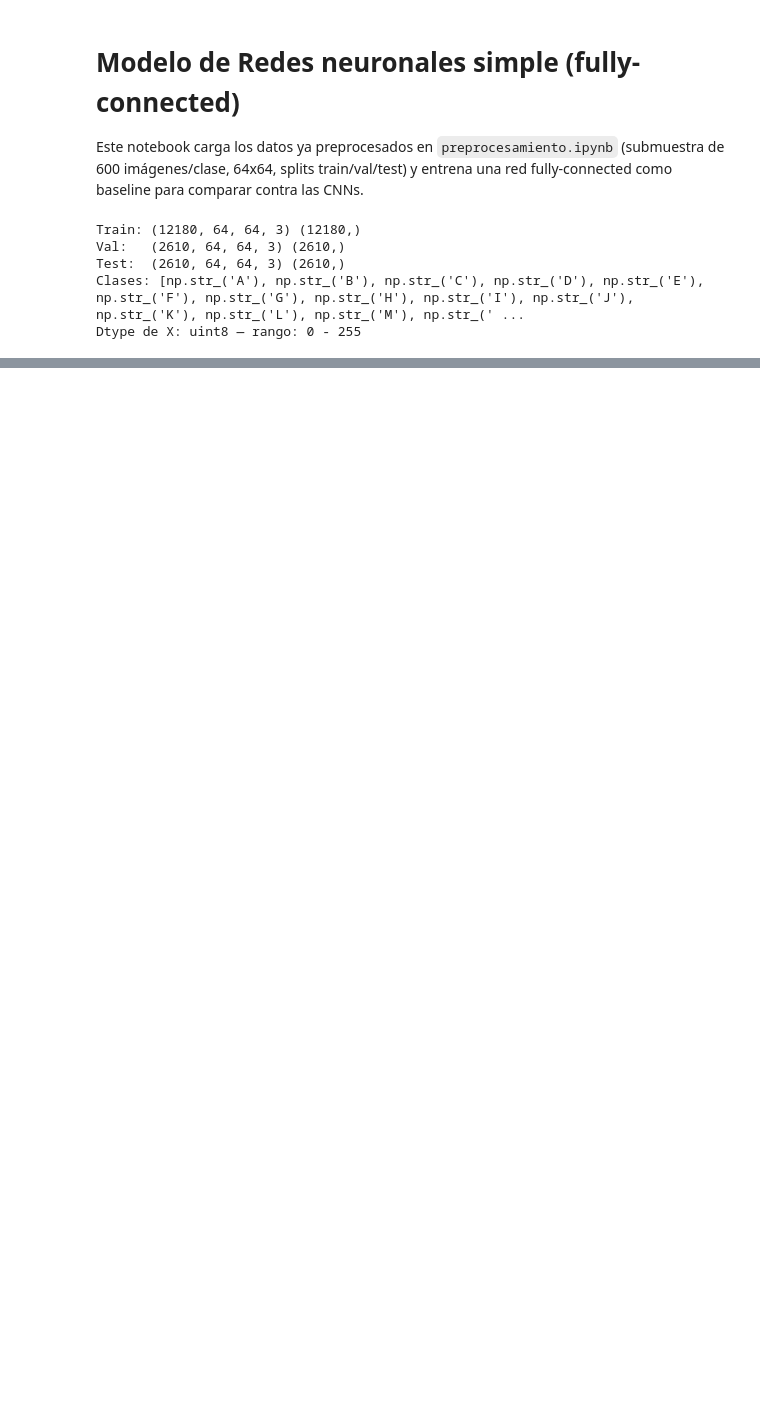
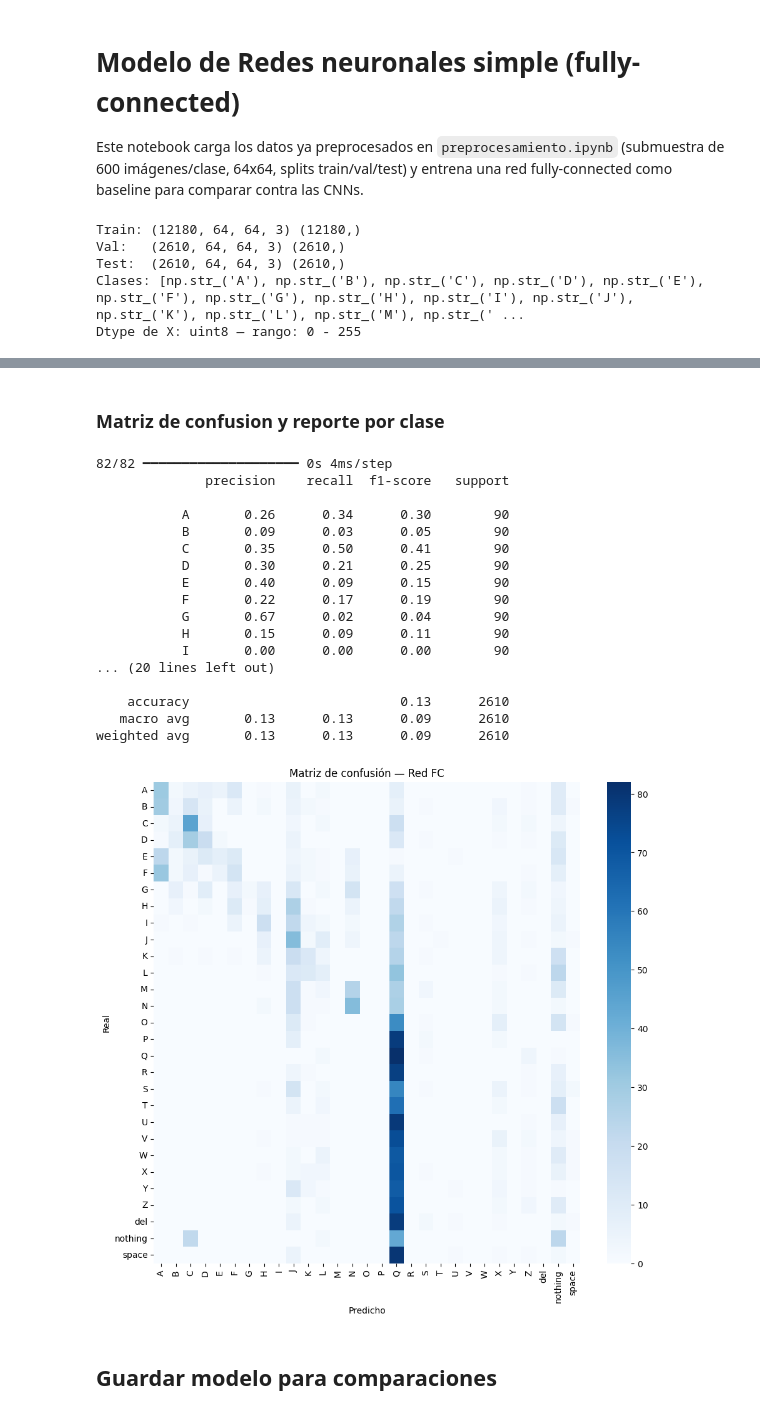
Before and after one commit to nilsmuralles/Lab3-DataScience, a Jupyter notebook: redesNeuronalesSimple.ipynb, the cells around one changed output, grey strips where cells are left out. Saved outputs shown, nothing was run; the diff lists cells and outputs as text; code cells hidden in the pictures; blank space fills up the shorter version.

```diff
--- a/redesNeuronalesSimple.ipynb
+++ b/redesNeuronalesSimple.ipynb
@@ -30,0 +41,7 @@ Dtype de X: uint8 — rango: 0 - 255
+# %%
+X_train_flat = X_train.astype(np.float32).reshape(len(X_train), -1) / 255.0
+X_val_flat   = X_val.astype(np.float32).reshape(len(X_val), -1) / 255.0
+X_test_flat  = X_test.astype(np.float32).reshape(len(X_test), -1) / 255.0
+
+print(X_train_flat.shape, X_val_flat.shape, X_test_flat.shape)
+n_classes = len(class_names)
@@ -30,0 +137,34 @@ Dtype de X: uint8 — rango: 0 - 255
+# %% [markdown]
+### Matriz de confusion y reporte por clase
+# %%
+y_pred = model_fc.predict(X_test_flat).argmax(axis=1)
+
+print(classification_report(y_test, y_pred, target_names=class_names))
+
+cm = confusion_matrix(y_test, y_pred)
+plt.figure(figsize=(11, 10))
+sns.heatmap(cm, xticklabels=class_names, yticklabels=class_names, cmap="Blues")
+plt.xlabel("Predicho"); plt.ylabel("Real")
+plt.title("Matriz de confusión — Red FC")
+plt.show()
+# %% [output]
+82/82 ━━━━━━━━━━━━━━━━━━━━ 0s 4ms/step
+              precision    recall  f1-score   support
+
+           A       0.26      0.34      0.30        90
+           B       0.09      0.03      0.05        90
+           C       0.35      0.50      0.41        90
+           D       0.30      0.21      0.25        90
+           E       0.40      0.09      0.15        90
+           F       0.22      0.17      0.19        90
+           G       0.67      0.02      0.04        90
+           H       0.15      0.09      0.11        90
+           I       0.00      0.00      0.00        90
+... (20 lines left out)
+
+    accuracy                           0.13      2610
+   macro avg       0.13      0.13      0.09      2610
+weighted avg       0.13      0.13      0.09      2610
+[figure, added]
+# %% [markdown]
+## Guardar modelo para comparaciones
```
Also changed, not shown: parts of 10 cells of this notebook.
